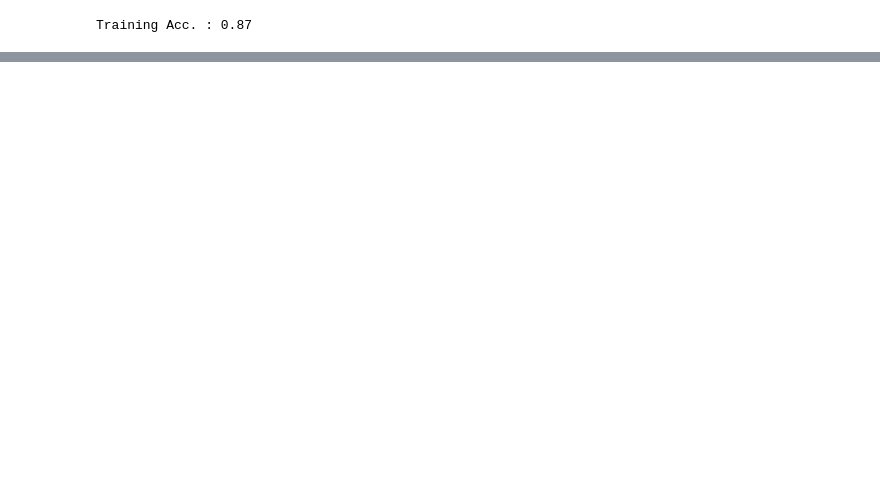
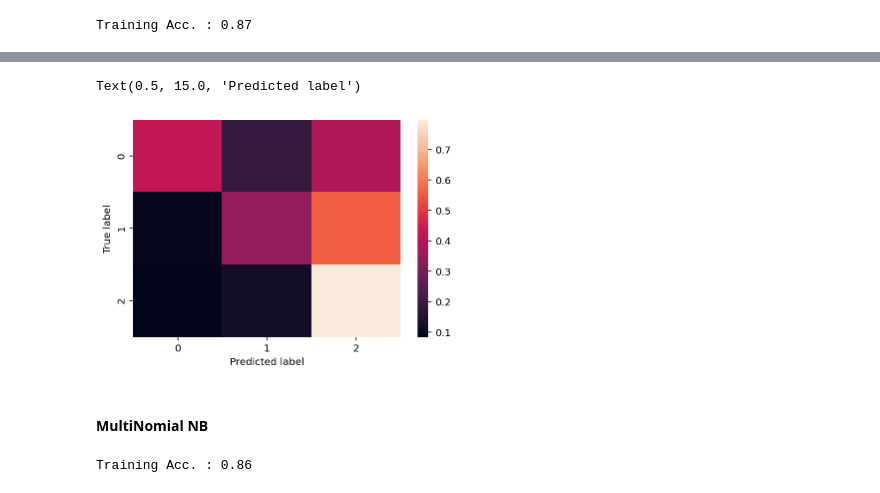
Before and after one commit to elie-wanko/ULMFiT_Sentiment, a Jupyter notebook: notebooks/ULMFiT Sentiment Analysis - NLTK.ipynb, the cells around one changed output, grey strips where cells are left out. Drawn from its saved outputs; the diff is of its cells as text; code cells hidden in the pictures; blank space fills up the shorter version.

```diff
--- a/notebooks/ULMFiT Sentiment Analysis - NLTK.ipynb
+++ b/notebooks/ULMFiT Sentiment Analysis - NLTK.ipynb
@@ -153,0 +180,6 @@ Text(0.5, 15.0, 'Predicted label')
+# %%
+gnb_model = GaussianNB()
+gnb_model.fit(np.array(train_features.todense()), train_data['airline_sentiment'].array)
+
+accuracy_train = accuracy_score(gnb_model.predict(np.array(train_features.todense())), train_data['airline_sentiment'].array)
+print('Training Acc. : {:.2f}'.format(accuracy_train))
@@ -153,0 +188,10 @@ Text(0.5, 15.0, 'Predicted label')
+# %%
+y_pred = gnb_model.predict((np.array(test_features.todense())))
+y_true = test_data['airline_sentiment']
+target_names = ['Negative', 'Neutral', 'Positive']
+
+print("F1 score : {:.2f}".format(f1_score(y_true, y_pred, average='weighted')))
+print("Precision score: {:.2f}".format(precision_score(y_true, y_pred, average='micro')))
+print("Recall score : {:.2f}\n".format(recall_score(y_true, y_pred, average='micro')))
+
+print(classification_report(y_true, y_pred, target_names=target_names))
@@ -153,0 +212,19 @@ Text(0.5, 15.0, 'Predicted label')
+# %%
+conf_mat = confusion_matrix(y_true, y_pred)
+conf_mat_normalized = conf_mat.astype('float') / conf_mat.sum(axis=1)[:, np.newaxis]
+sns.heatmap(conf_mat_normalized)
+plt.ylabel('True label')
+plt.xlabel('Predicted label')
+# %% [output]
+Text(0.5, 15.0, 'Predicted label')
+[figure, added]
+# %% [markdown]
+#### MultiNomial NB
+# %%
+mnb_model = MultinomialNB()
+mnb_model.fit(train_features, train_data['airline_sentiment'])
+
+accuracy_train = accuracy_score(mnb_model.predict(train_features), train_data['airline_sentiment'])
+print('Training Acc. : {:.2f}'.format(accuracy_train))
+# %% [output]
+Training Acc. : 0.86
```
Also changed, not shown: parts of 16 cells of this notebook.
